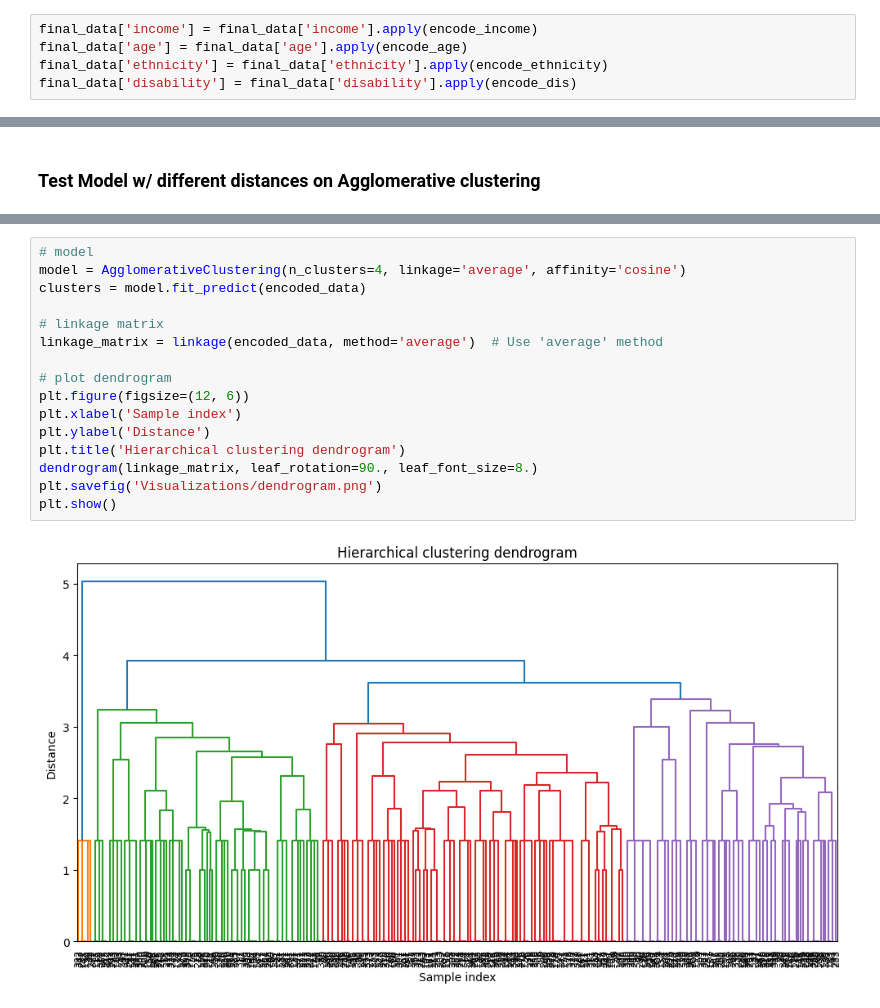
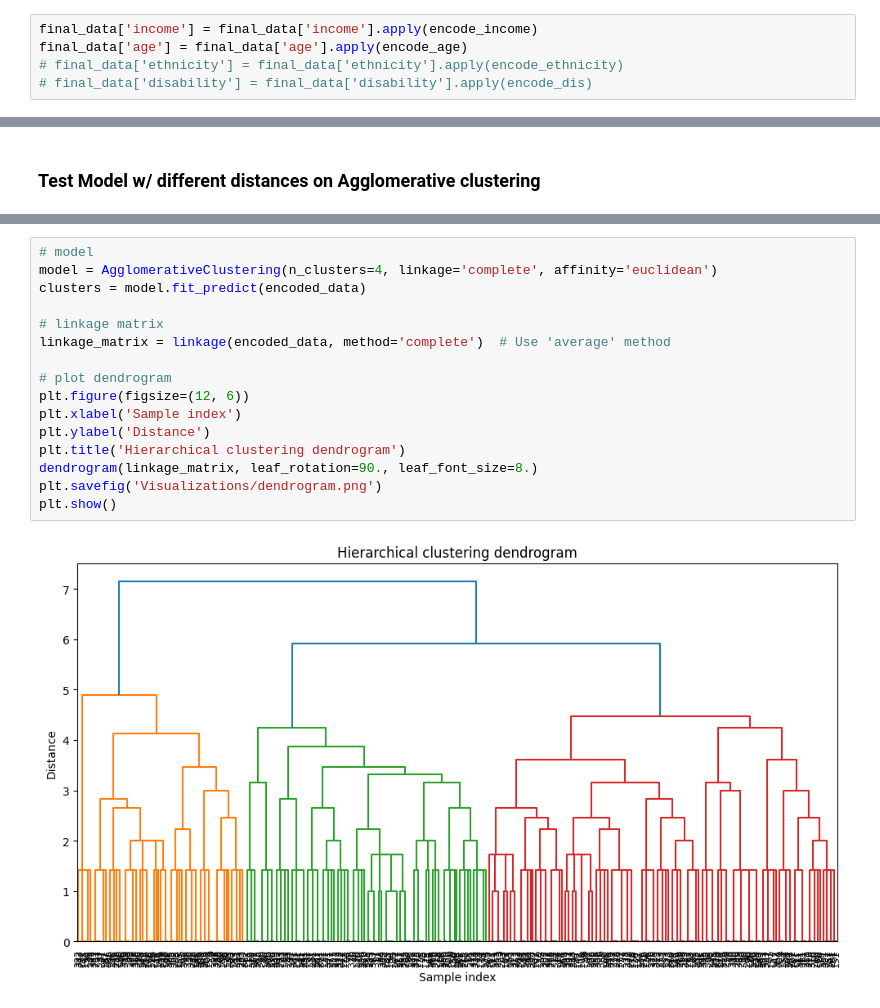
Before and after one commit to esoto15/text-tone-preference-analysis, a Jupyter notebook: main.ipynb, the cells around one changed output, grey strips where cells are left out. Saved outputs shown, nothing was run; the diff lists cells and outputs as text.

```diff
--- a/main.ipynb
+++ b/main.ipynb
@@ -175,8 +178,8 @@ def encode_dis(text):
 # %%
 final_data['income'] = final_data['income'].apply(encode_income)
 final_data['age'] = final_data['age'].apply(encode_age)
-final_data['ethnicity'] = final_data['ethnicity'].apply(encode_ethnicity)
-final_data['disability'] = final_data['disability'].apply(encode_dis)
+# final_data['ethnicity'] = final_data['ethnicity'].apply(encode_ethnicity)
+# final_data['disability'] = final_data['disability'].apply(encode_dis)
 # %%
 final_data.head(15)
 # %% [output]
@@ -278,18 +249,18 @@ plt.show()
 # %%
 # model
-model = AgglomerativeClustering(n_clusters=4, linkage='average', affinity='cosine')
+model = AgglomerativeClustering(n_clusters=4, linkage='complete', affinity='euclidean')
 clusters = model.fit_predict(encoded_data)
 
 # linkage matrix
-linkage_matrix = linkage(encoded_data, method='average')  # Use 'average' method
+linkage_matrix = linkage(encoded_data, method='complete')  # Use 'average' method
 
 # plot dendrogram
 plt.figure(figsize=(12, 6))
 plt.xlabel('Sample index')
 plt.ylabel('Distance')
 plt.title('Hierarchical clustering dendrogram')
 dendrogram(linkage_matrix, leaf_rotation=90., leaf_font_size=8.)
 plt.savefig('Visualizations/dendrogram.png')
 plt.show()
 # %% [output]
-[figure, old version]
+[figure, new version]
```
Also changed, not shown: parts of 8 cells of this notebook, 9 other files.
